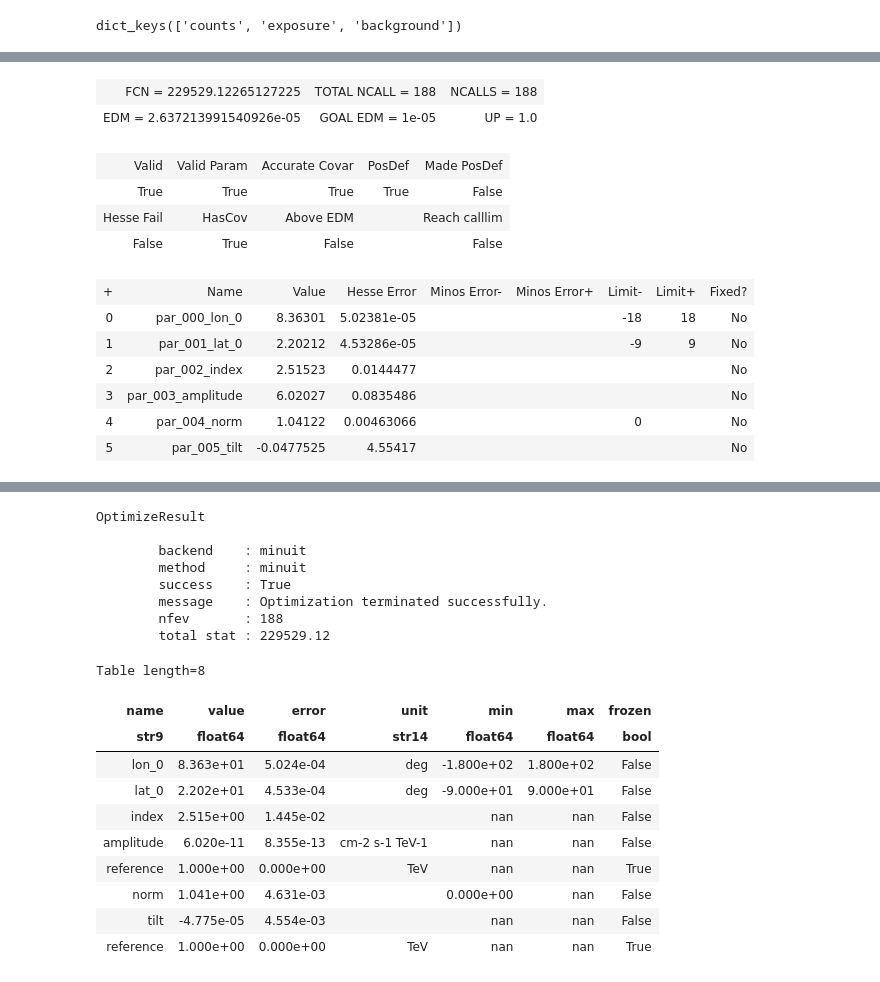
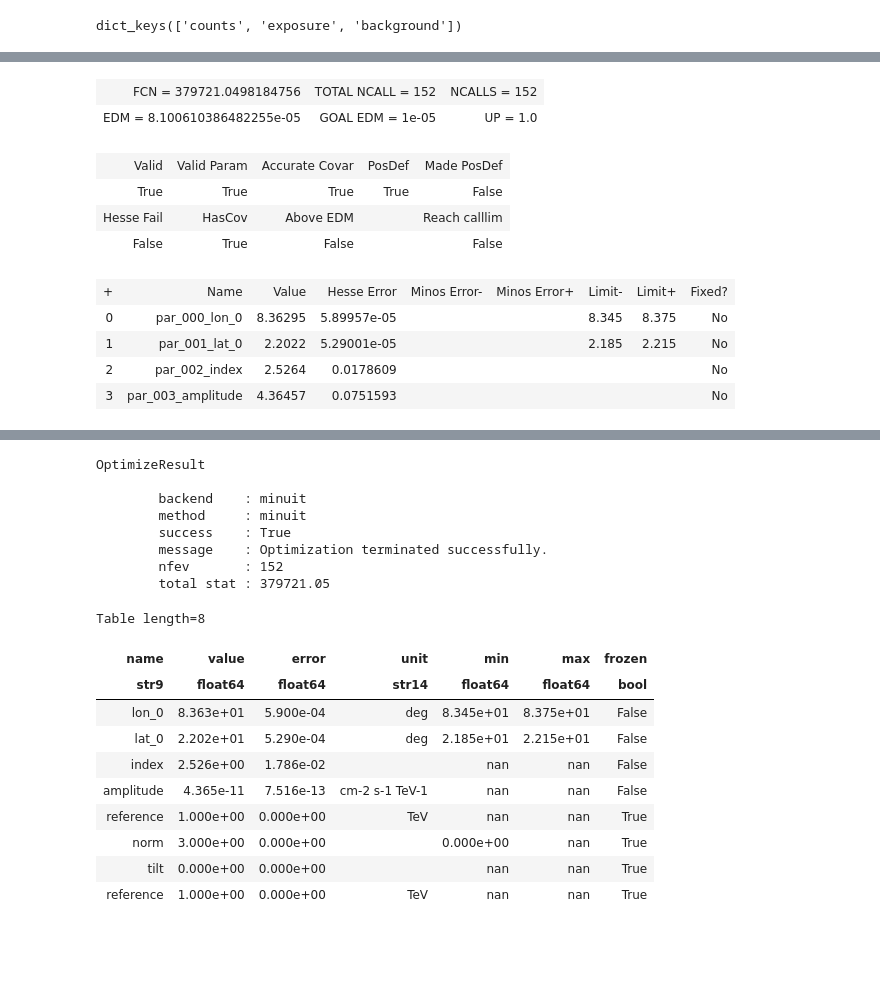
Before and after one commit to luca-giunti/share, a Jupyter notebook: HESS_data_reduction_3D_vs_reflected.ipynb, the cells around one changed output, grey strips where cells are left out. Saved outputs shown, nothing was run; the diff lists cells and outputs as text; code cells hidden in the pictures; blank space fills up the shorter version.

```diff
--- a/HESS_data_reduction_3D_vs_reflected.ipynb
+++ b/HESS_data_reduction_3D_vs_reflected.ipynb
@@ -111,5 +128,5 @@ Covariance:
 # %%
-maker = MapMaker(geom, offset_max="2.5 deg")
+maker = MapMaker(geom, offset_max="2 deg")
 maps = maker.run(observations)
 images = maker.run_images()
 # %%
@@ -135,12 +140,24 @@ edisp = make_mean_edisp(
 # %%
-psf_kernel = PSFKernel.from_table_psf(table_psf, geom, max_radius="0.5 deg")
+from gammapy.irf import make_mean_psf
+
+table_psf = make_mean_psf(observations, pos_crab)
+psf_kernel = PSFKernel.from_table_psf(table_psf, geom, max_radius="1 deg")
 # %%
 spatial_model = SkyPointSource(
     lon_0="83.6 deg", lat_0="22.0 deg", frame="icrs"
 )
 spectral_model = PowerLaw(
-    index=2.6, amplitude="5e-11 cm-2 s-1 TeV-1", reference="1 TeV"
+    index=2.57, amplitude="2e-11 cm-2 s-1 TeV-1", reference="1 TeV"
 )
 model = SkyModel(spatial_model=spatial_model, spectral_model=spectral_model, name="Crab_nebula")
-background_model = BackgroundModel(maps["background"], norm=1.0)
-background_model.parameters["tilt"].frozen = False
+background_model = BackgroundModel(maps["background"], norm=3, tilt=0.0)
+background_model.parameters["norm"].frozen = True
+background_model.parameters["tilt"].frozen = True
+
+model.spectral_model.amplitude.frozen = False
+model.spectral_model.index.frozen = False
+
+model.spatial_model.lat_0.min = model.spatial_model.lat_0.value-0.15
+model.spatial_model.lat_0.max = model.spatial_model.lat_0.value+0.15
+model.spatial_model.lon_0.min = model.spatial_model.lon_0.value-0.15
+model.spatial_model.lon_0.max = model.spatial_model.lon_0.value+0.15
@@ -149,30 +164,33 @@ background_model.parameters["tilt"].frozen = False
+# %%
+from gammapy.irf import EnergyDispersion
+
+e_true = geom.axes[0].edges
+edisp_diagonal = EnergyDispersion.from_diagonal_response(e_true)
 # %%
 dataset = MapDataset(
     model=model,
     counts=maps["counts"],
     exposure=maps["exposure"],
     background_model=background_model,
     psf=psf_kernel,
-    #edisp=edisp,
+    edisp=edisp_diagonal,
 )
 fit = Fit(dataset)
 result = fit.run(optimize_opts={"print_level": 1})
 print(result)
 # %% [output]
 [interactive output not drawn]
-| FCN = 229529.12265127225 | TOTAL NCALL = 188 | NCALLS = 188 |
-| EDM = 2.637213991540926e-05 | GOAL EDM = 1e-05 | UP = 1.0 |
+| FCN = 379721.0498184756 | TOTAL NCALL = 152 | NCALLS = 152 |
+| EDM = 8.100610386482255e-05 | GOAL EDM = 1e-05 | UP = 1.0 |
 | Valid | Valid Param | Accurate Covar | PosDef | Made PosDef |
 | True | True | True | True | False |
 | Hesse Fail | HasCov | Above EDM |  | Reach calllim |
 | False | True | False |  | False |
 | + | Name | Value | Hesse Error | Minos Error- | Minos Error+ | Limit- | Limit+ | Fixed? |
-| 0 | par_000_lon_0 | 8.36301 | 5.02381e-05 |  |  | -18 | 18 | No |
-| 1 | par_001_lat_0 | 2.20212 | 4.53286e-05 |  |  | -9 | 9 | No |
-| 2 | par_002_index | 2.51523 | 0.0144477 |  |  |  |  | No |
-| 3 | par_003_amplitude | 6.02027 | 0.0835486 |  |  |  |  | No |
-| 4 | par_004_norm | 1.04122 | 0.00463066 |  |  | 0 |  | No |
-| 5 | par_005_tilt | -0.0477525 | 4.55417 |  |  |  |  | No |
+| 0 | par_000_lon_0 | 8.36295 | 5.89957e-05 |  |  | 8.345 | 8.375 | No |
+| 1 | par_001_lat_0 | 2.2022 | 5.29001e-05 |  |  | 2.185 | 2.215 | No |
+| 2 | par_002_index | 2.5264 | 0.0178609 |  |  |  |  | No |
+| 3 | par_003_amplitude | 4.36457 | 0.0751593 |  |  |  |  | No |
 [interactive output not drawn]
 OptimizeResult
 
@@ -180,21 +198,21 @@ OptimizeResult
         method     : minuit
         success    : True
         message    : Optimization terminated successfully.
-        nfev       : 188
-        total stat : 229529.12
+        nfev       : 152
+        total stat : 379721.05
 # %%
 result.parameters.to_table()
 # %% [output]
 Table length=8
 | name | value | error | unit | min | max | frozen |
 | str9 | float64 | float64 | str14 | float64 | float64 | bool |
-| lon_0 | 8.363e+01 | 5.024e-04 | deg | -1.800e+02 | 1.800e+02 | False |
-| lat_0 | 2.202e+01 | 4.533e-04 | deg | -9.000e+01 | 9.000e+01 | False |
-| index | 2.515e+00 | 1.445e-02 |  | nan | nan | False |
-| amplitude | 6.020e-11 | 8.355e-13 | cm-2 s-1 TeV-1 | nan | nan | False |
+| lon_0 | 8.363e+01 | 5.900e-04 | deg | 8.345e+01 | 8.375e+01 | False |
+| lat_0 | 2.202e+01 | 5.290e-04 | deg | 2.185e+01 | 2.215e+01 | False |
+| index | 2.526e+00 | 1.786e-02 |  | nan | nan | False |
+| amplitude | 4.365e-11 | 7.516e-13 | cm-2 s-1 TeV-1 | nan | nan | False |
 | reference | 1.000e+00 | 0.000e+00 | TeV | nan | nan | True |
-| norm | 1.041e+00 | 4.631e-03 |  | 0.000e+00 | nan | False |
-| tilt | -4.775e-05 | 4.554e-03 |  | nan | nan | False |
+| norm | 3.000e+00 | 0.000e+00 |  | 0.000e+00 | nan | True |
+| tilt | 0.000e+00 | 0.000e+00 |  | nan | nan | True |
 | reference | 1.000e+00 | 0.000e+00 | TeV | nan | nan | True |
 # %%
 result.parameters.covariance_to_table()
```
Also changed, not shown: parts of 22 cells of this notebook.
